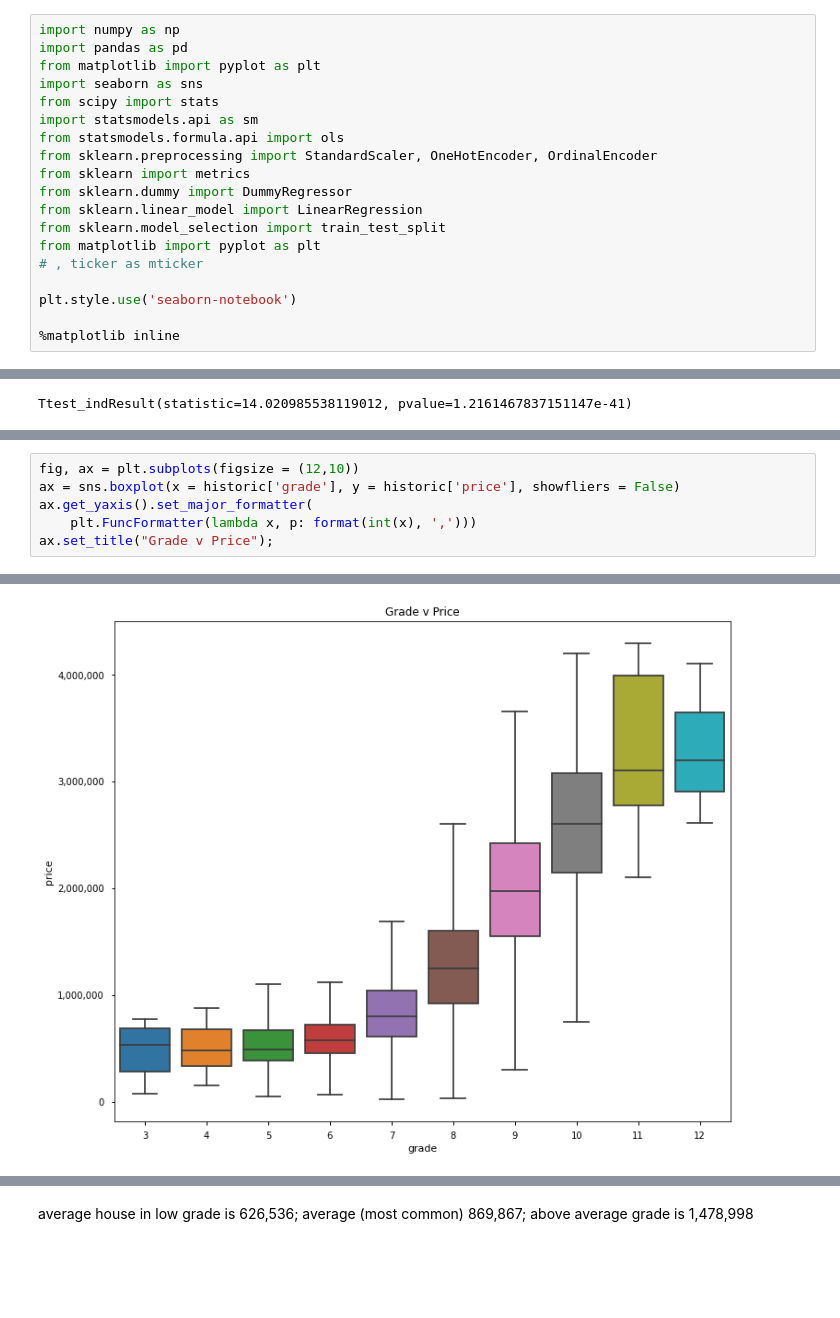
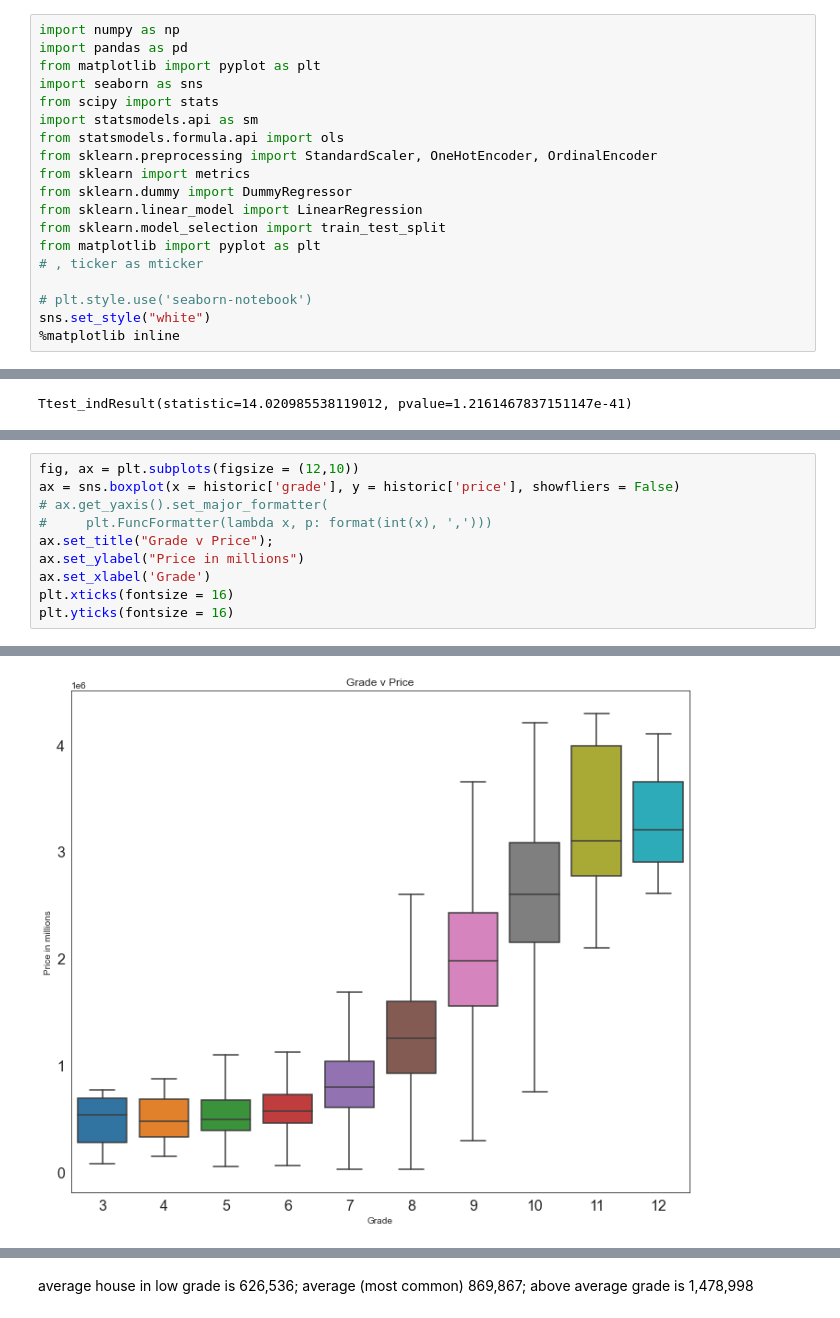
Before and after one commit to hall-nicholas/flatiron-ds-project-2, a Jupyter notebook: code/Dan_consolidated.ipynb, the cells around one changed output, grey strips where cells are left out. Drawn from its saved outputs; the diff is of its cells as text; blank space fills up the shorter version.

```diff
--- a/code/Dan_consolidated.ipynb
+++ b/code/Dan_consolidated.ipynb
@@ -14,8 +14,8 @@ from sklearn.model_selection import train_test_split
 from matplotlib import pyplot as plt
 # , ticker as mticker
 
-plt.style.use('seaborn-notebook')
-
+# plt.style.use('seaborn-notebook')
+sns.set_style("white")
 %matplotlib inline
 # %%
 orig_data = pd.read_csv('../data/kc_house_data.csv', index_col=0).dropna()
@@ -405,7 +412,11 @@ sns.violinplot(data=historic, x="condition", y="age", scale = "count")
 # %%
 fig, ax = plt.subplots(figsize = (12,10))
 ax = sns.boxplot(x = historic['grade'], y = historic['price'], showfliers = False)
-ax.get_yaxis().set_major_formatter(
-    plt.FuncFormatter(lambda x, p: format(int(x), ',')))
+# ax.get_yaxis().set_major_formatter(
+#     plt.FuncFormatter(lambda x, p: format(int(x), ',')))
 ax.set_title("Grade v Price");
+ax.set_ylabel("Price in millions")
+ax.set_xlabel('Grade')
+plt.xticks(fontsize = 16)
+plt.yticks(fontsize = 16)
 # %% [output]
@@ -412,4 +432,4 @@ ax.set_title("Grade v Price");
-[figure, old version]
+[figure, new version]
 # %%
 fig, ax = plt.subplots(figsize = (10, 10))
 ax.scatter((historic['yr_built']), np.log(historic['price']))
```
Also changed, not shown: parts of 19 cells of this notebook.
